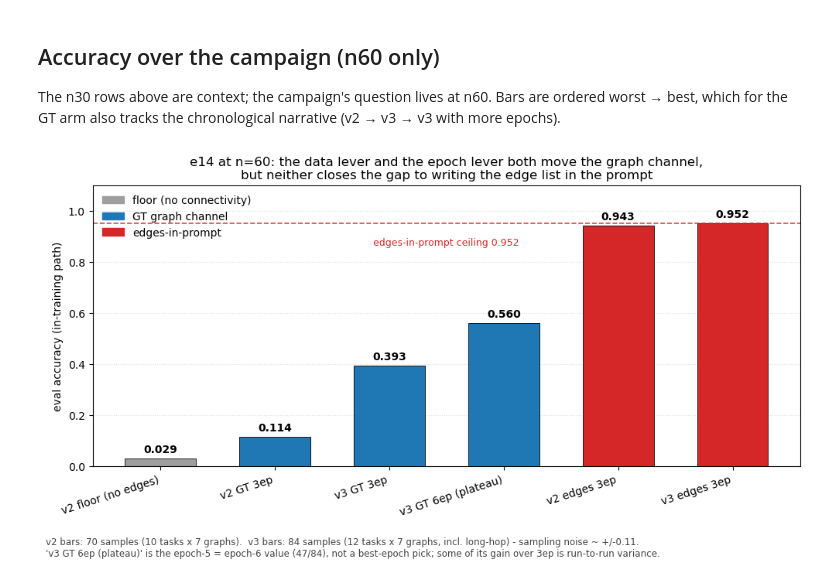
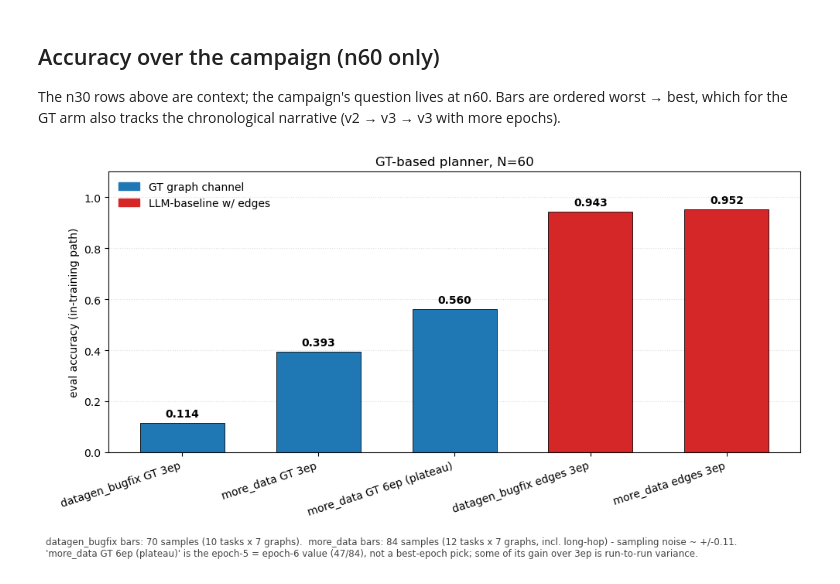
Before and after one commit to jotaporras/GREP, a Jupyter notebook: notebooks/2026-08-10 e14_scaling_accuracy_summary.ipynb, the cells around one changed output. Drawn from its saved outputs; the diff is of its cells as text; code cells hidden in the pictures.

```diff
--- a/notebooks/2026-08-10 e14_scaling_accuracy_summary.ipynb
+++ b/notebooks/2026-08-10 e14_scaling_accuracy_summary.ipynb
@@ -147,52 +189,45 @@ which for the GT arm also tracks the chronological narrative (v2 → v3 → v3 w
 # %%
 # n60 story only, worst -> best. Values are the "final acc" column above (in-training eval path).
 PLOT_ROWS = [
-    ("v2 floor (no edges)", 0.029, "floor"),
-    ("v2 GT 3ep",           0.114, "GT"),
-    ("v3 GT 3ep",           0.393, "GT"),
-    ("v3 GT 6ep (plateau)", 0.560, "GT"),
-    ("v2 edges 3ep",        0.943, "edges"),
-    ("v3 edges 3ep",        0.952, "edges"),
+    ("datagen_bugfix GT 3ep",      0.114, "GT"),
+    ("more_data GT 3ep",           0.393, "GT"),
+    ("more_data GT 6ep (plateau)", 0.560, "GT"),
+    ("datagen_bugfix edges 3ep",   0.943, "edges"),
+    ("more_data edges 3ep",        0.952, "edges"),
 ]
-COLORS = {"floor": "#9e9e9e", "GT": "#1f77b4", "edges": "#d62728"}
-EDGES_CEILING = 0.952
+COLORS = {"GT": "#1f77b4", "edges": "#d62728"}
 
 labels = [r[0] for r in PLOT_ROWS]
 values = [r[1] for r in PLOT_ROWS]
 colors = [COLORS[r[2]] for r in PLOT_ROWS]
 
 fig, ax = plt.subplots(figsize=(10, 5.4))
 bars = ax.bar(labels, values, color=colors, width=0.62, edgecolor="black", linewidth=0.6)
 
-ax.axhline(EDGES_CEILING, color="#d62728", linestyle="--", linewidth=1.2, alpha=0.85)
-ax.text(2.5, EDGES_CEILING - 0.055, f"edges-in-prompt ceiling {EDGES_CEILING:.3f}",
-        ha="center", va="top", fontsize=9, color="#d62728")
-
 for bar, v in zip(bars, values):
     ax.text(bar.get_x() + bar.get_width() / 2, v + 0.015, f"{v:.3f}",
             ha="center", va="bottom", fontsize=10, fontweight="bold")
 
 ax.set_ylim(0, 1.10)
 ax.set_ylabel("eval accuracy (in-training path)")
-ax.set_title("e14 at n=60: the data lever and the epoch lever both move the graph channel,\n"
-             "but neither closes the gap to writing the edge list in the prompt")
+ax.set_title("GT-based planner, N=60")
 ax.tick_params(axis="x", labelrotation=18)
 for lbl in ax.get_xticklabels():
     lbl.set_ha("right")
 ax.grid(axis="y", linestyle=":", alpha=0.4)
 ax.set_axisbelow(True)
 
-handles = [plt.Rectangle((0, 0), 1, 1, color=COLORS[k]) for k in ["floor", "GT", "edges"]]
-ax.legend(handles, ["floor (no connectivity)", "GT graph channel", "edges-in-prompt"],
+handles = [plt.Rectangle((0, 0), 1, 1, color=COLORS[k]) for k in ["GT", "edges"]]
+ax.legend(handles, ["GT graph channel", "LLM-baseline w/ edges"],
           loc="upper left", frameon=False)
 
 fig.tight_layout(rect=(0, 0.08, 1, 1))
 fig.text(0.01, 0.015,
-         "v2 bars: 70 samples (10 tasks x 7 graphs).  v3 bars: 84 samples (12 tasks x 7 graphs, "
-         "incl. long-hop) - sampling noise ~ +/-0.11.\n"
-         "'v3 GT 6ep (plateau)' is the epoch-5 = epoch-6 value (47/84), not a best-epoch pick; some "
-         "of its gain over 3ep is run-to-run variance.",
+         "datagen_bugfix bars: 70 samples (10 tasks x 7 graphs).  more_data bars: 84 samples "
+         "(12 tasks x 7 graphs, incl. long-hop) - sampling noise ~ +/-0.11.\n"
+         "'more_data GT 6ep (plateau)' is the epoch-5 = epoch-6 value (47/84), not a best-epoch "
+         "pick; some of its gain over 3ep is run-to-run variance.",
          fontsize=8.5, color="#444444", ha="left")
 plt.show()
 # %% [output]
-[figure, old version]
+[figure, new version]
```
Also changed, not shown: parts of 6 cells of this notebook, 3 other files.
